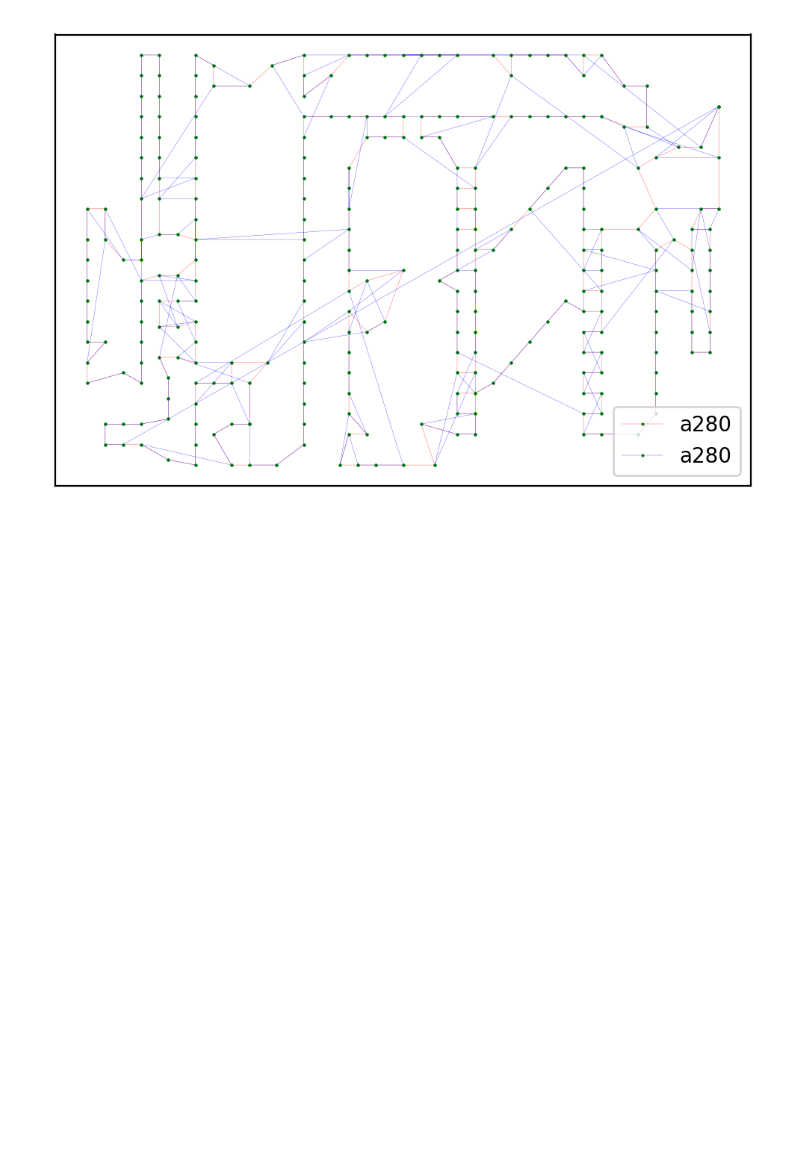
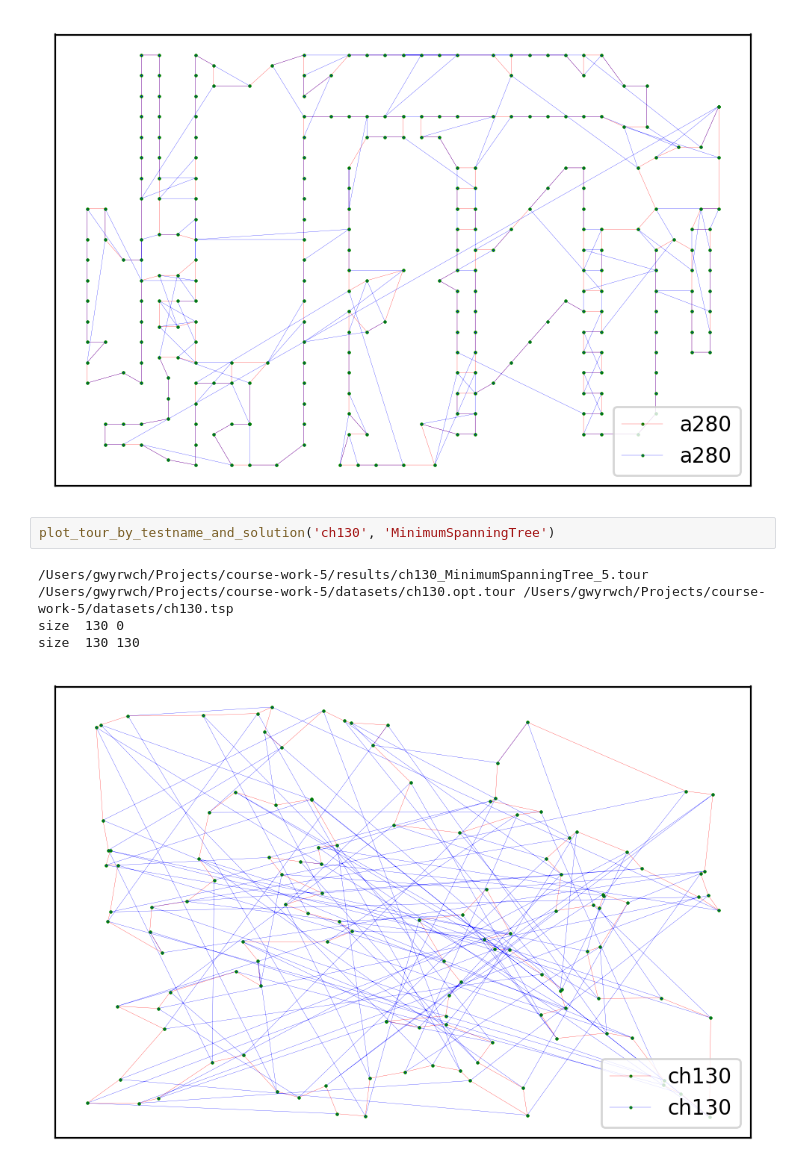
Before and after one commit to gwyrwch/travelling-salesman, a Jupyter notebook: research.ipynb, the cells around one changed output. Drawn from its saved outputs; the diff is of its cells as text; blank space fills up the shorter version.

Commit message:
running solutions on all tests work now; missing weight_format(s) added; bug with double values fixed

```diff
--- a/research.ipynb
+++ b/research.ipynb
@@ -222,3 +222,10 @@ plot_tour_by_testname_and_solution('a280', 'MinimumSpanningTree')
 size  280 0
 size  280 280
 [figure]
+# %%
+plot_tour_by_testname_and_solution('ch130', 'MinimumSpanningTree')
+# %% [output]
+/Users/gwyrwch/Projects/course-work-5/results/ch130_MinimumSpanningTree_5.tour /Users/gwyrwch/Projects/course-work-5/datasets/ch130.opt.tour /Users/gwyrwch/Projects/course-work-5/datasets/ch130.tsp
+size  130 0
+size  130 130
+[figure, added]
```
Also changed, not shown: 7 other files.
